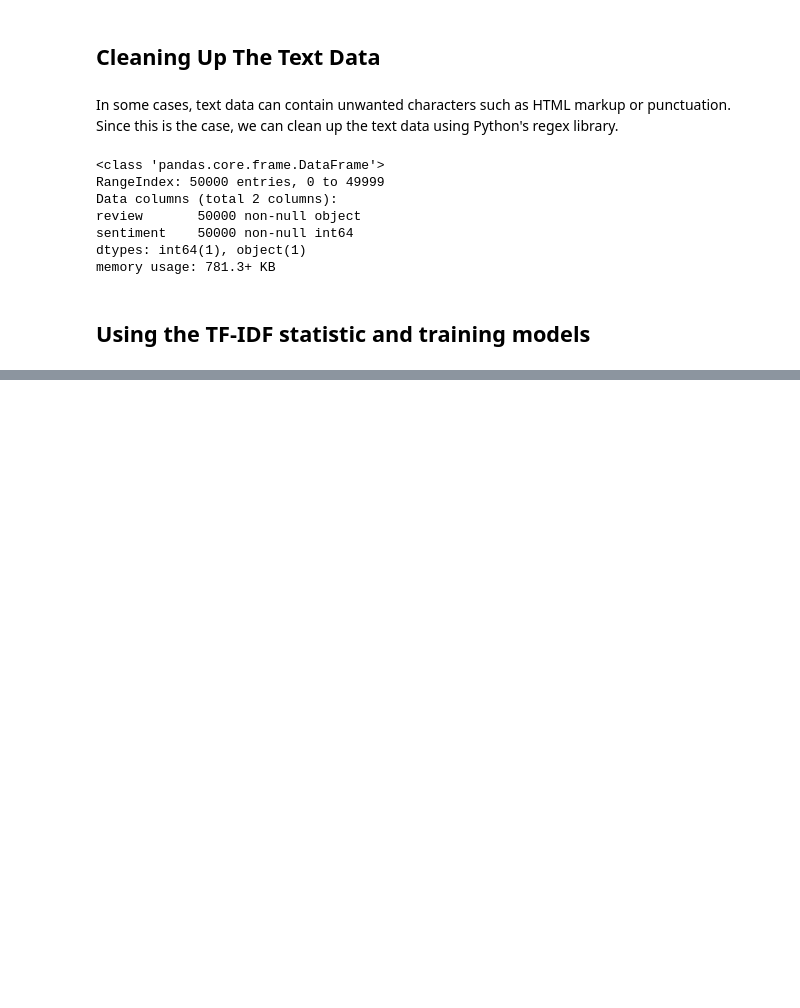
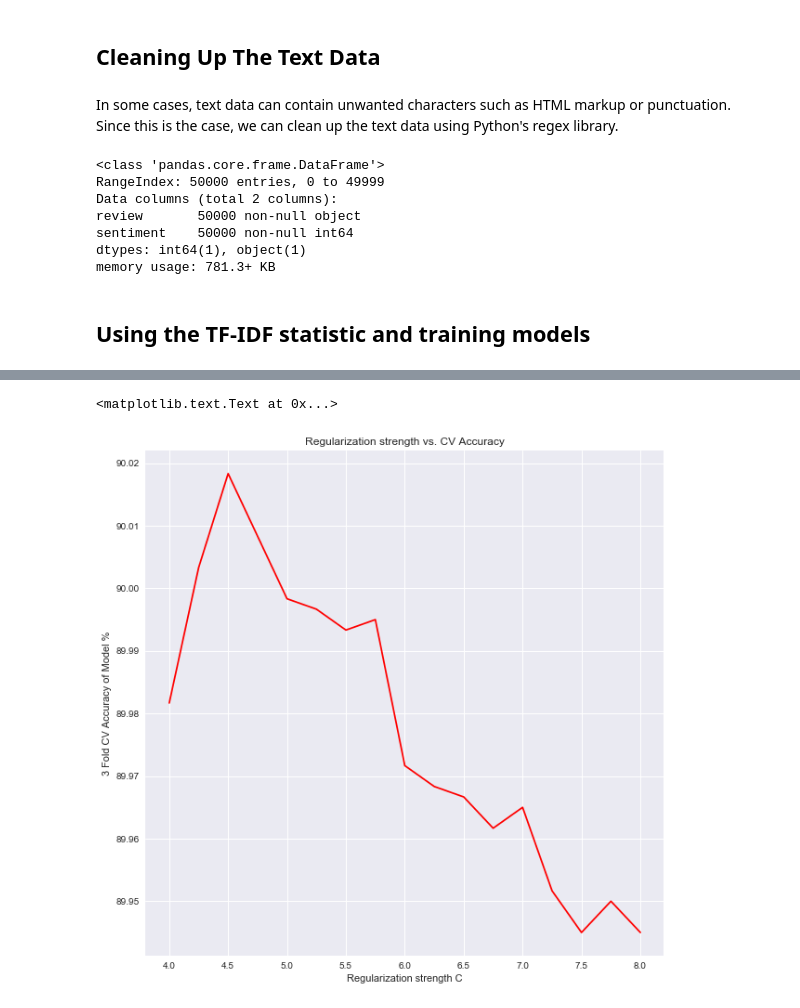
Before and after one commit to AmolMavuduru/SentimentAnalysis, a Jupyter notebook: Sentiment Analysis Using Data From Stanford Study.ipynb, the cells around one changed output, grey strips where cells are left out. Drawn from its saved outputs; the diff is of its cells as text; code cells hidden in the pictures; blank space fills up the shorter version.

```diff
--- a/Sentiment Analysis Using Data From Stanford Study.ipynb
+++ b/Sentiment Analysis Using Data From Stanford Study.ipynb
@@ -84,0 +149,8 @@ from sklearn.feature_extraction.text import TfidfVectorizer # Used for vectorizi
+# %%
+X_train = df.loc[:30000, 'review'].values
+y_train = df.loc[:30000, 'sentiment'].values
+X_test = df.loc[30000:, 'review'].values
+y_test = df.loc[30000:, 'sentiment'].values
+
+tfidf_log_model = Pipeline([('vectorizer', tfidf), ('log_model', LogisticRegression(penalty='l2', C= 6.15))])
+tfidf_log_model.fit(X_train, y_train)
@@ -84,0 +174,15 @@ from sklearn.feature_extraction.text import TfidfVectorizer # Used for vectorizi
+# %%
+# Some more fine-tuning of C parameter
+averages2 = []
+test_values2 = list(np.linspace(4,8,17)) # A range of 17 values to test
+pbar = pyprind.ProgBar(51) # For keeping track of the progress
+for val in test_values2:
+    tfidf_lr = Pipeline([('vectorizer', tfidf), ('log_model', LogisticRegression(penalty='l2', C=val))])
+    sum_accuracies = 0 # used to calculate average
+    for i in range(3): # This is basically 3-fold CV
+        X_train, X_test, y_train, y_test = train_test_split(X, y, test_size=0.4, random_state=100+i)
+        tfidf_lr.fit(X_train, y_train)
+        predictions = tfidf_lr.predict(X_test)
+        sum_accuracies += 100*accuracy_score(y_test, predictions)
+        pbar.update()
+    averages2.append(sum_accuracies/3.0)
@@ -84,0 +192,10 @@ from sklearn.feature_extraction.text import TfidfVectorizer # Used for vectorizi
+# %%
+plt.figure(figsize=(10,10))
+plt.plot(np.array(test_values2), np.array(averages2), color='Red')
+plt.xlabel("Regularization strength C")
+#plt.ylim(80, 100)
+plt.ylabel("3 Fold CV Accuracy of Model %")
+plt.title("Regularization strength vs. CV Accuracy") # The optimal value of C is 4.5 based on the plot
+# %% [output]
+<matplotlib.text.Text at 0x...>
+[figure, added]
```
Also changed, not shown: parts of 42 cells of this notebook.
